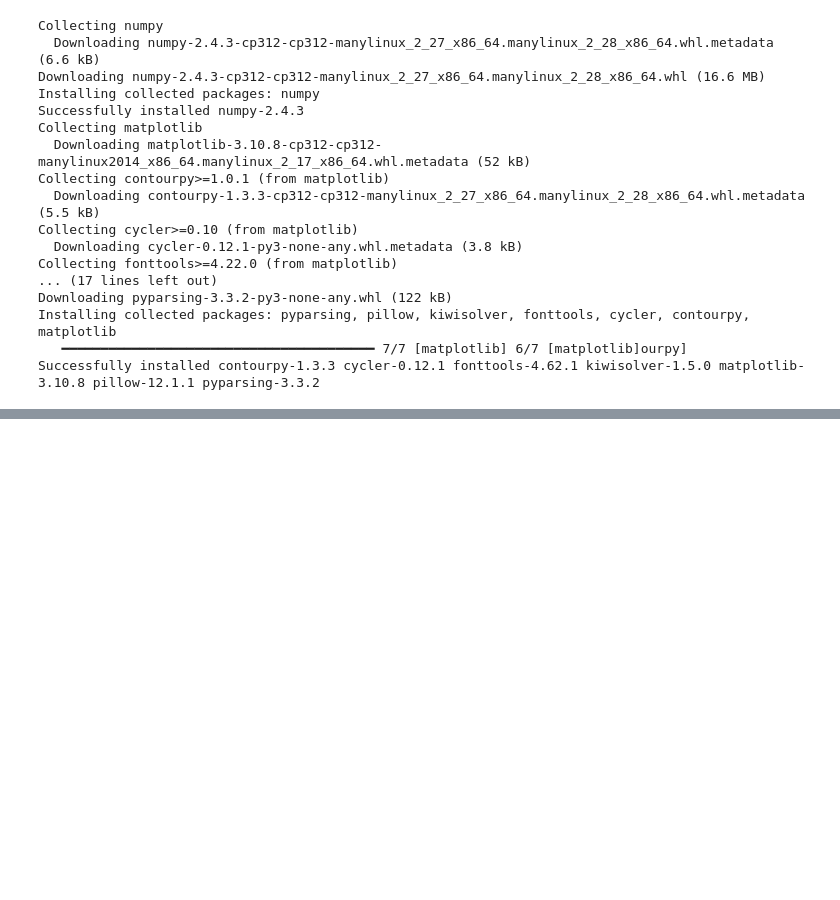
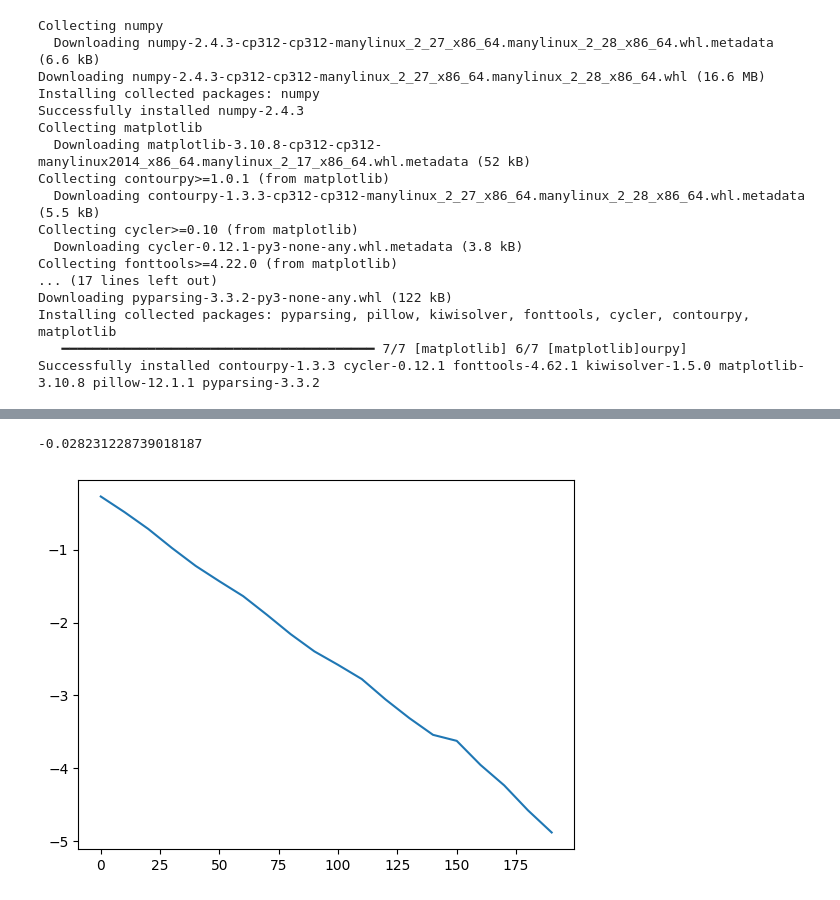
Before and after one commit to R7even31/Projet_Poisson, a Jupyter notebook: Main.ipynb, the cells around one changed output, grey strips where cells are left out. Cells and saved outputs as stored; diff of their text form; code cells hidden in the pictures; blank space fills up the shorter version.

```diff
--- a/Main.ipynb
+++ b/Main.ipynb
@@ -64,0 +64,9 @@ plt.show()
+# %%
+log_proba_ruine=np.log(proba_ruine)
+plt.plot(u,log_proba_ruine)
+
+kappa=np.mean(log_proba_ruine[1:20]/u[1:20])
+print(kappa)
+# %% [output]
+-0.028231228739018187
+[figure, added]
```
Also changed, not shown: parts of 4 cells of this notebook.
